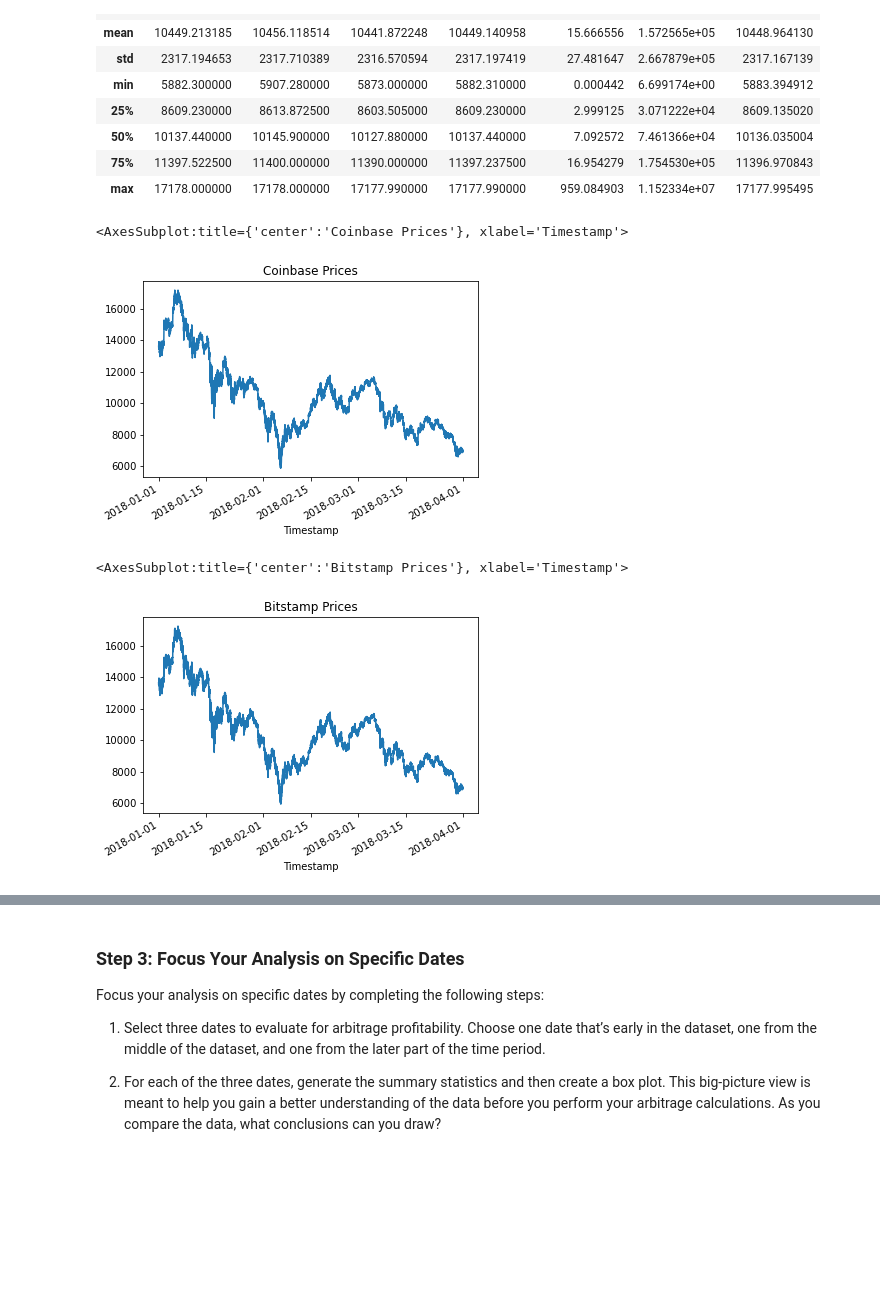
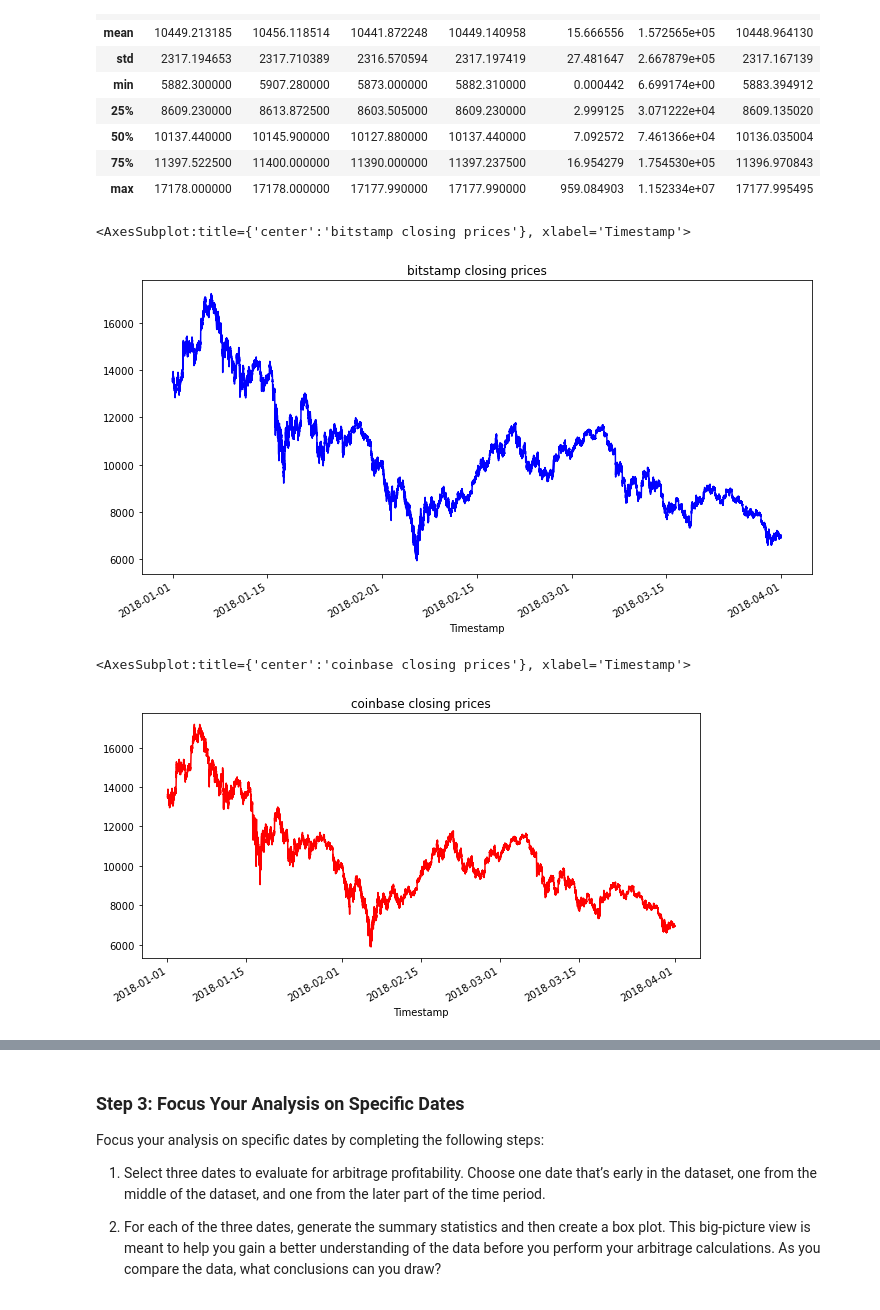
Before and after one commit to flyfishjay/challenge_week_3, a Jupyter notebook: crypto_arbitrage.ipynb, the cells around one changed output, grey strips where cells are left out. Saved outputs shown, nothing was run; the diff lists cells and outputs as text; code cells hidden in the pictures; blank space fills up the shorter version.

Commit message:
commit through plotting exercises

```diff
--- a/crypto_arbitrage.ipynb
+++ b/crypto_arbitrage.ipynb
@@ -282,16 +272,19 @@ coinbase.describe()
 # %%
 # Create a line plot for the bitstamp DataFrame for the full length of time in the dataset
 # Be sure that the figure size, title, and color are tailored to each visualization
+
+bitstamp_sliced.plot(title ='bitstamp closing prices', figsize=(12,6), color = 'blue')
 # %% [output]
-<AxesSubplot:title={'center':'Coinbase Prices'}, xlabel='Timestamp'>
+<AxesSubplot:title={'center':'bitstamp closing prices'}, xlabel='Timestamp'>
-[figure, old version]
+[figure, new version]
 # %%
 # Create a line plot for the coinbase DataFrame for the full length of time in the dataset
 # Be sure that the figure size, title, and color are tailored to each visualization
 # YOUR CODE HERE
+coinbase_sliced.plot(title ="coinbase closing prices", figsize =(10,5), color = "red")
 # %% [output]
-<AxesSubplot:title={'center':'Bitstamp Prices'}, xlabel='Timestamp'>
+<AxesSubplot:title={'center':'coinbase closing prices'}, xlabel='Timestamp'>
-[figure, old version]
+[figure, new version]
 # %%
 # Overlay the visualizations for the bitstamp and coinbase DataFrames in one plot
 # The plot should visualize the prices over the full lenth of the dataset
```
Also changed, not shown: parts of 24 cells of this notebook.
